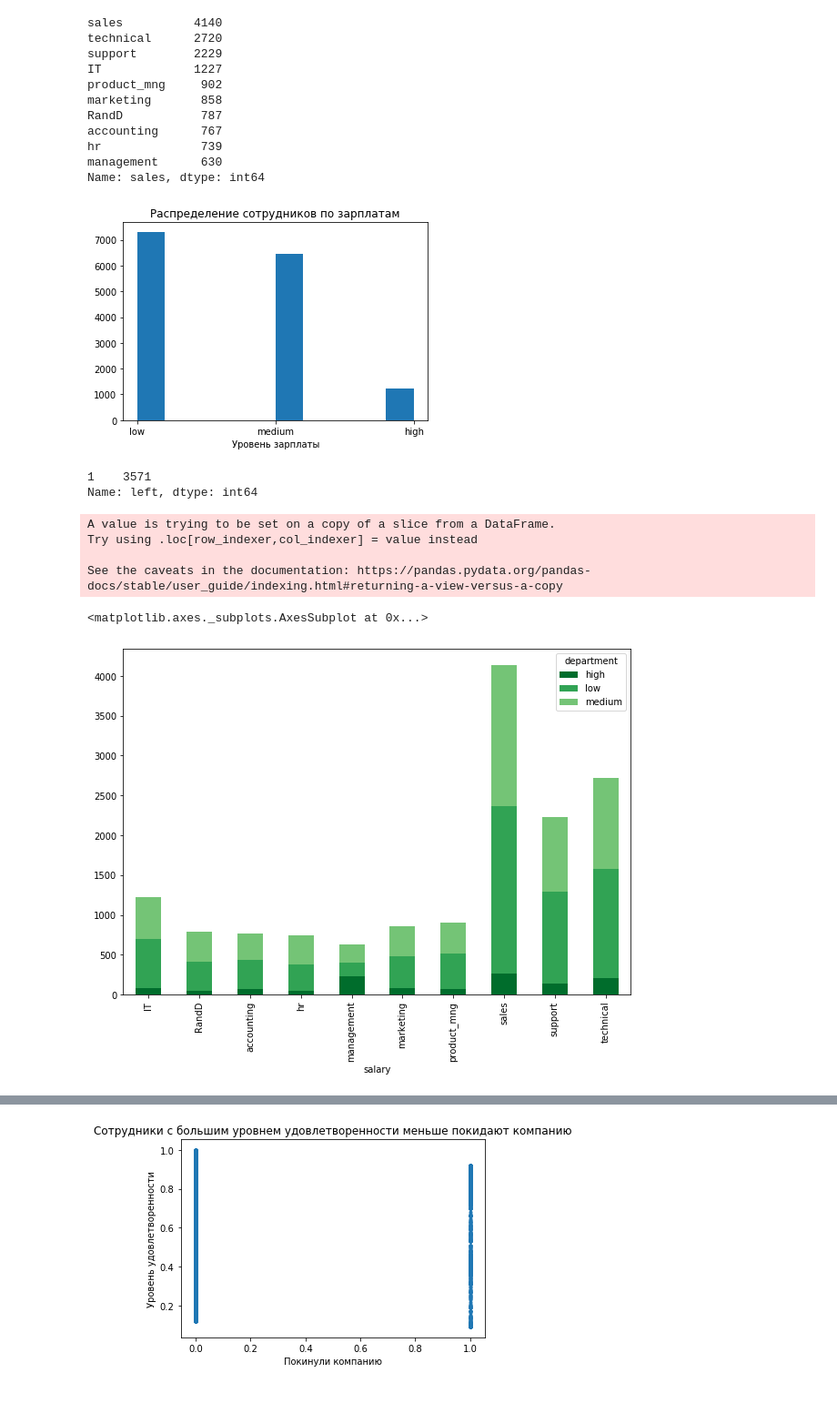
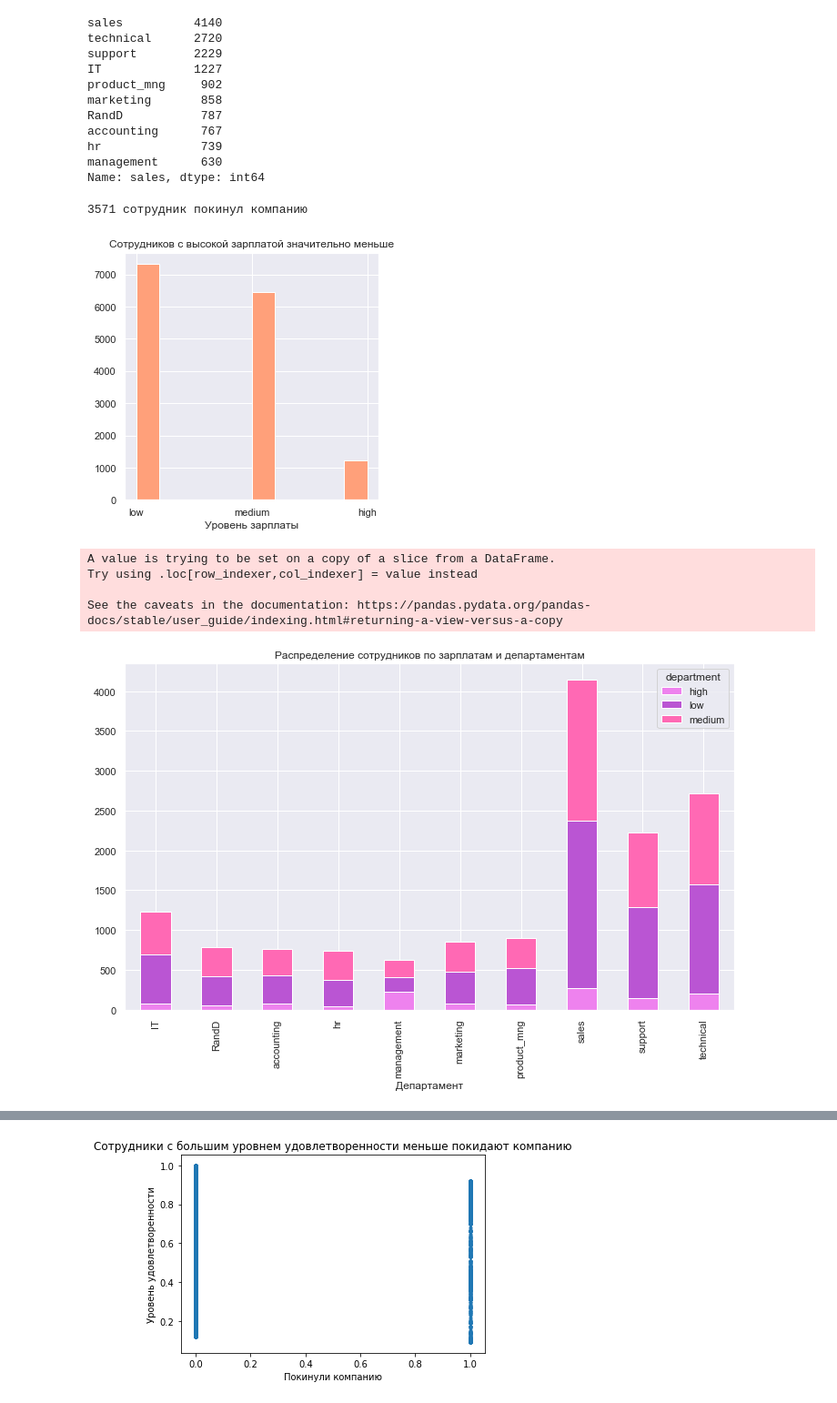
Before and after one commit to AnastasiaVB/pyda-9, a Jupyter notebook: Diploma/Diploma.ipynb, the cells around one changed output, grey strips where cells are left out. Shown at 91% size. Cells and saved outputs as stored; diff of their text form; code cells hidden in the pictures.

```diff
--- a/Diploma/Diploma.ipynb
+++ b/Diploma/Diploma.ipynb
@@ -54,0 +44,6 @@ dtype: float64
+# %%
+plt.rcParams['figure.figsize']=(15,5)
+ax = sns.boxplot(x="sales", y="satisfaction_level", data=data)
+_ = plt.xlabel('Отдел')
+_ = plt.ylabel('Уровень удовлетворенности')
+_ = plt.title('В среднем уровень удовлетворенности одинаковый среди всех отделов')
@@ -133,19 +99,19 @@ accounting      767
 hr              739
 management      630
 Name: sales, dtype: int64
+# %%
+# сколько сотрудников покинули компанию
+
+left = data[data['left']==1].left.value_counts()
+print(f'{left.iloc[0]} сотрудник покинул компанию')
+# %% [output]
+3571 сотрудник покинул компанию
 # %%
 # распределение сотрудников по зарплатам
 salary = data.salary
-plt.hist(salary)
+plt.figure(figsize=(5,5))
+plt.hist(salary, color='lightsalmon')
 _ = plt.xlabel('Уровень зарплаты')
-_ = plt.title('Распределение сотрудников по зарплатам')
+_ = plt.title('Сотрудников с высокой зарплатой значительно меньше')
 # %% [output]
-[figure, old version]
+[figure, new version]
-# %%
-# сколько сотрудников покинули компанию
-
-left = data[data['left']==1].left.value_counts()
-print(left)
-# %% [output]
-1    3571
-Name: left, dtype: int64
@@ -165,9 +127,10 @@ Try using .loc[row_indexer,col_indexer] = value instead
 
 See the caveats in the documentation: https://pandas.pydata.org/pandas-docs/stable/user_guide/indexing.html#returning-a-view-versus-a-copy
 # %%
-colors = ["#009ldf", "#66b512","#74C476"]
+colors = ['violet','mediumorchid','hotpink']
 
-pivot_df.plot.bar(stacked=True, color=colors, figsize=(10,7))
+pivot_df.plot.bar(stacked=True, color=colors, figsize=(12,7))
+_ = plt.title('Распределение сотрудников по зарплатам и департаментам')
+_ = plt.xlabel('Департамент')
 # %% [output]
-<matplotlib.axes._subplots.AxesSubplot at 0x...>
-[figure, old version]
+[figure, new version]
```
Also changed, not shown: parts of 43 cells of this notebook, 1 other file.
